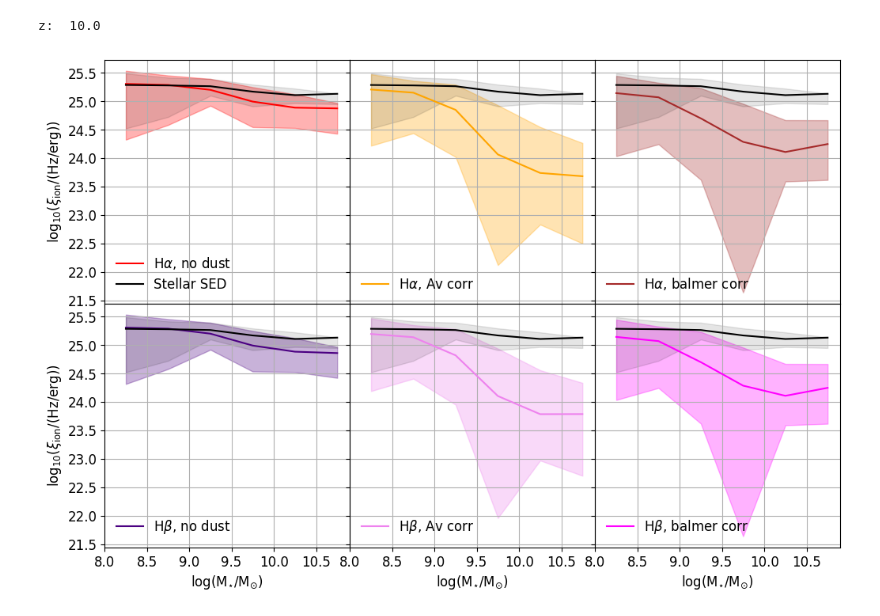
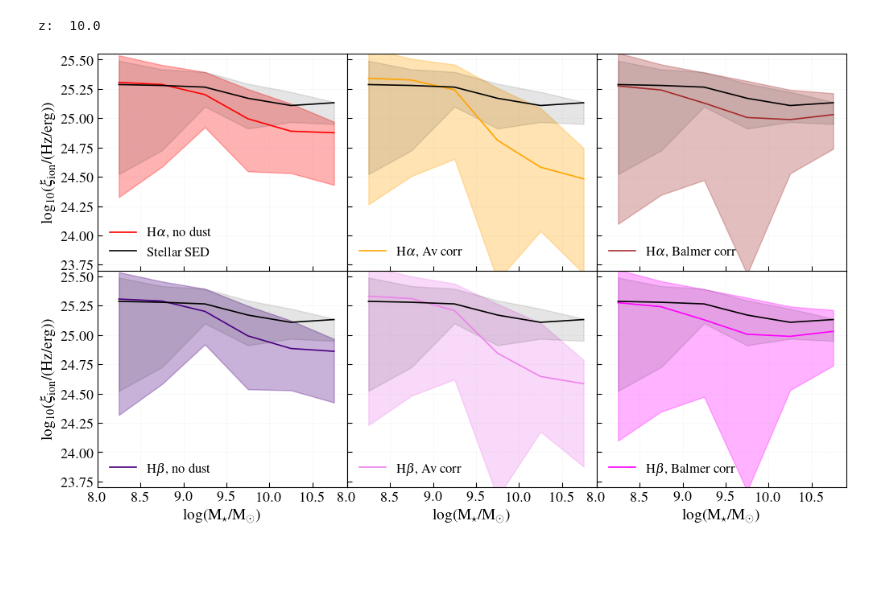
Before and after one commit to aswinpvijayan/line_ratio_reliability, a Jupyter notebook: ion_prod.ipynb, the cells around one changed output. Drawn from its saved outputs; the diff is of its cells as text; code cells hidden in the pictures; blank space fills up the shorter version.

```diff
--- a/ion_prod.ipynb
+++ b/ion_prod.ipynb
@@ -2,29 +2,21 @@
 from functools import partial
 import numpy as np
 import h5py
-from unyt import Msun, Myr, Angstrom, erg, s, Hz, yr, h
+from unyt import Msun, Myr, Angstrom, erg, s, Hz, h
 from astropy.cosmology import LambdaCDM
 import pandas as pd
-from astropy.io import fits
 from schwimmbad import MultiPool
-from uncertainties import unumpy
 
 from synthesizer.grid import Grid
 from synthesizer.particle import Galaxy
 from synthesizer.instruments.filters import FilterCollection
 
-from synthesizer.emission_models import PacmanEmission, BimodalPacmanEmission
-from synthesizer.emission_models.attenuation import PowerLaw, Calzetti2000, GrainsWD01
+from synthesizer.emission_models import PacmanEmission
+from synthesizer.emission_models.attenuation import PowerLaw
 from synthesizer.emissions.utils import (
     Ha,
     Hb,
-    O2b,
-    O2r,
-    O3r,
-    O3b,
-    O3,
 )
-from synthesizer.conversions import lnu_to_absolute_mag
 
 np.random.seed(680010)
 
@@ -34,6 +26,7 @@ from matplotlib.lines import Line2D
 from utilities import binned_weighted_quantile, calc_line_corr, calc_line_corr_from_Av
 
 cosmo = LambdaCDM(Om0=0.307, Ode0=0.693, H0=67.77, Ob0=0.04825)
+plt.style.use('styles/style.mplstyle')
 # %%
 def get_data(ii, tag):
 
@@ -336,15 +453,15 @@ for ii, tag in enumerate(tags):
 
     flares_ha_nodust = (Halphaint) / (1.36e-12 * MFUVint.to('erg/s/Hz').to_value())
 
-    flares_ha_dustcorr = calc_line_corr_from_Av(Halpha * erg/s, lam_Ha, Av, slope=0).to_value() / (1.36e-12 * calc_line_corr_from_Av(MFUVint.to('erg/s/Hz'), 1500*Angstrom, Av, slope=0).to_value())
+    flares_ha_dustcorr = calc_line_corr_from_Av(Halpha * erg/s, lam_Ha, Av, slope=0).to_value() / (1.36e-12 * calc_line_corr_from_Av(MFUVatt.to('erg/s/Hz'), 1500*Angstrom, Av, slope=0).to_value())
 
-    flares_ha_dustbalcorr = calc_line_corr(Halpha * erg/s, lam_Ha, Halpha/Hbeta).to_value() / (1.36e-12 * calc_line_corr(MFUVint.to('erg/s/Hz'), 1500*Angstrom, Halpha/Hbeta).to_value())
+    flares_ha_dustbalcorr = calc_line_corr(Halpha * erg/s, lam_Ha, Halpha/Hbeta).to_value() / (1.36e-12 * calc_line_corr(MFUVatt.to('erg/s/Hz'), 1500*Angstrom, Halpha/Hbeta).to_value())
 
     flares_hb_nodust = (Hbetaint) / (4.87e-13 * MFUVint.to('erg/s/Hz').to_value())
 
-    flares_hb_dustcorr = calc_line_corr_from_Av(Hbeta * erg/s, lam_Hb, Av, slope=0).to_value() / (4.87e-13 * calc_line_corr_from_Av(MFUVint.to('erg/s/Hz'), 1500*Angstrom, Av, slope=0).to_value())
+    flares_hb_dustcorr = calc_line_corr_from_Av(Hbeta * erg/s, lam_Hb, Av, slope=0).to_value() / (4.87e-13 * calc_line_corr_from_Av(MFUVatt.to('erg/s/Hz'), 1500*Angstrom, Av, slope=0).to_value())
 
-    flares_hb_dustbalcorr = calc_line_corr(Hbeta * erg/s, lam_Hb, Halpha/Hbeta).to_value() / (4.87e-13 * calc_line_corr(MFUVint.to('erg/s/Hz'), 1500*Angstrom, Halpha/Hbeta).to_value())
+    flares_hb_dustbalcorr = calc_line_corr(Hbeta * erg/s, lam_Hb, Halpha/Hbeta).to_value() / (4.87e-13 * calc_line_corr(MFUVatt.to('erg/s/Hz'), 1500*Angstrom, Halpha/Hbeta).to_value())
 
     tmp = binned_weighted_quantile(Mstar, np.log10(ion_ppe), ws, mbins, quantiles)
     yy[ii][0], yy_low[ii][0], yy_up[ii][0] = tmp[:,1], tmp[:,0], tmp[:,2]
@@ -374,41 +491,42 @@ z:  8.0
 z:  9.0
 z:  10.0
 # %%
-fig, axs = plt.subplots(nrows = 2, ncols = 3, figsize=(12, 8), sharex=True, sharey=True, facecolor='w', edgecolor='k')
+fig, axs = plt.subplots(nrows = 2, ncols = 3, figsize=(12, 7), sharex=True, sharey=True, facecolor='w', edgecolor='k')
 axs=axs.ravel()
 
-labels = ['Stellar SED', r'H$\alpha$, no dust', r'H$\alpha$, Av corr', r'H$\alpha$, balmer corr', r'H$\beta$, no dust', r'H$\beta$, Av corr', r'H$\beta$, balmer corr']
+labels = ['Stellar SED', r'H$\alpha$, no dust', r'H$\alpha$, Av corr', r'H$\alpha$, Balmer corr', r'H$\beta$, no dust', r'H$\beta$, Av corr', r'H$\beta$, Balmer corr']
 
 colors = ['black', 'red', 'orange', 'brown', 'indigo', 'violet', 'magenta']
 
 for jj in range(6):
 
     axs[jj].plot(mbincen, yy[1][jj+1], label=labels[jj+1], color=colors[jj+1])
     axs[jj].fill_between(mbincen, yy_low[1][jj+1], yy_up[1][jj+1], color=colors[jj+1], alpha=0.3)
 
     if jj==0:
         axs[jj].plot(mbincen, yy[1][0], label=labels[0], color=colors[0])
     else:
         axs[jj].plot(mbincen, yy[1][0], color=colors[0])
     axs[jj].fill_between(mbincen, yy_low[1][0], yy_up[1][0], color=colors[0], alpha=0.1)
 
-    axs[jj].legend(fontsize=12, frameon=False)
+    axs[jj].legend(fontsize=12, frameon=False, loc='lower left')
     axs[jj].grid()
     axs[jj].set_xlim(8, 10.9)
+    axs[jj].set_ylim(23.7, 25.55)
     for label in (axs[jj].get_xticklabels() + axs[jj].get_yticklabels()):
-        label.set_fontsize(12)
+        label.set_fontsize(13)
 
-axs[0].set_ylabel(r'log$_{10}$($\xi_{\rm ion}$/(Hz/erg))', fontsize=12)
-axs[3].set_ylabel(r'log$_{10}$($\xi_{\rm ion}$/(Hz/erg))', fontsize=12)
+axs[0].set_ylabel(r'log$_{10}$($\xi_{\rm ion}$/(Hz/erg))', fontsize=14)
+axs[3].set_ylabel(r'log$_{10}$($\xi_{\rm ion}$/(Hz/erg))', fontsize=14)
 
-axs[3].set_xlabel('log(M$_{\star}$/M$_{\odot}$)', fontsize=12)
-axs[4].set_xlabel('log(M$_{\star}$/M$_{\odot}$)', fontsize=12)
-axs[5].set_xlabel('log(M$_{\star}$/M$_{\odot}$)', fontsize=12)
+axs[3].set_xlabel('log(M$_{\star}$/M$_{\odot}$)', fontsize=14)
+axs[4].set_xlabel('log(M$_{\star}$/M$_{\odot}$)', fontsize=14)
+axs[5].set_xlabel('log(M$_{\star}$/M$_{\odot}$)', fontsize=14)
 
 fig.subplots_adjust(hspace=0,wspace=0)
 plt.savefig('plots/ion_ppe.png', dpi=300, bbox_inches='tight')
 # %% [output]
-[figure, old version]
+[figure, new version]
 # %%
 fig, axs = plt.subplots(nrows = 2, ncols = 3, figsize=(12, 7), sharex=True, sharey=True, facecolor='w', edgecolor='k')
 axs=axs.ravel()
```
Also changed, not shown: parts of 5 cells of this notebook, 3 other files.
